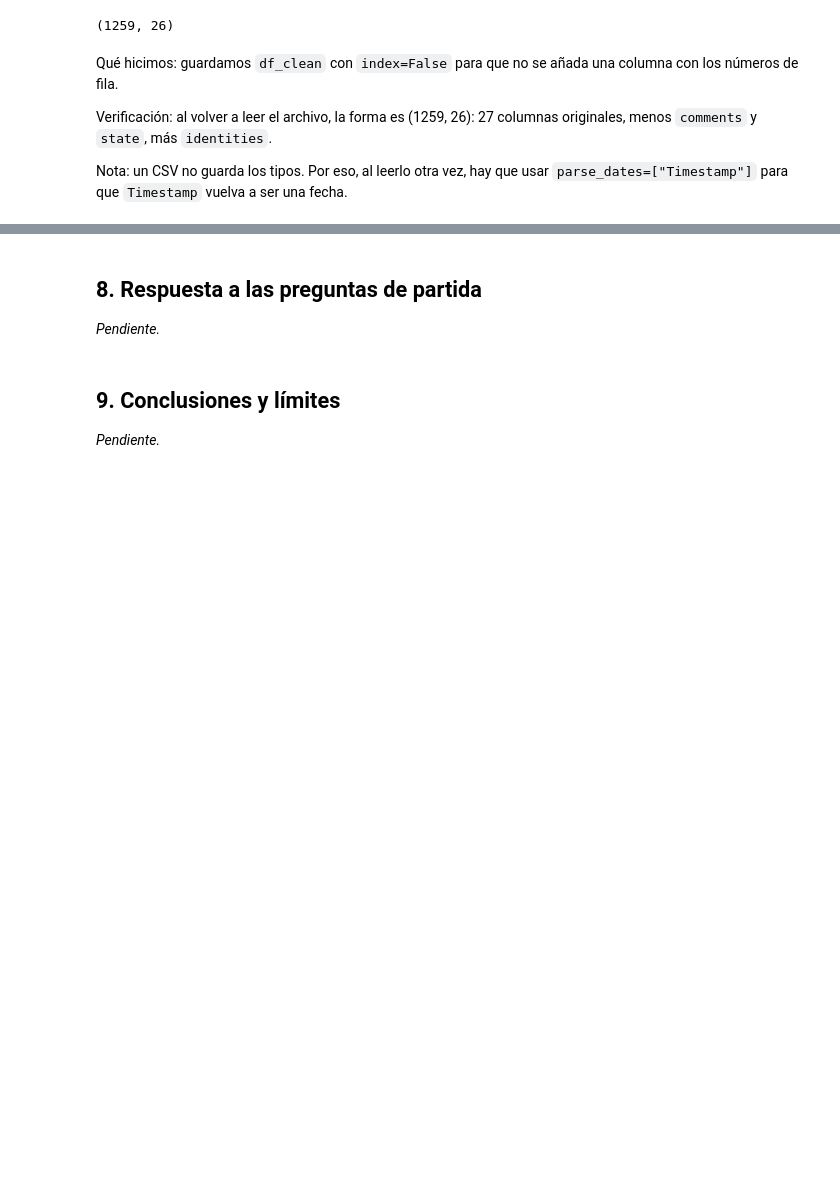
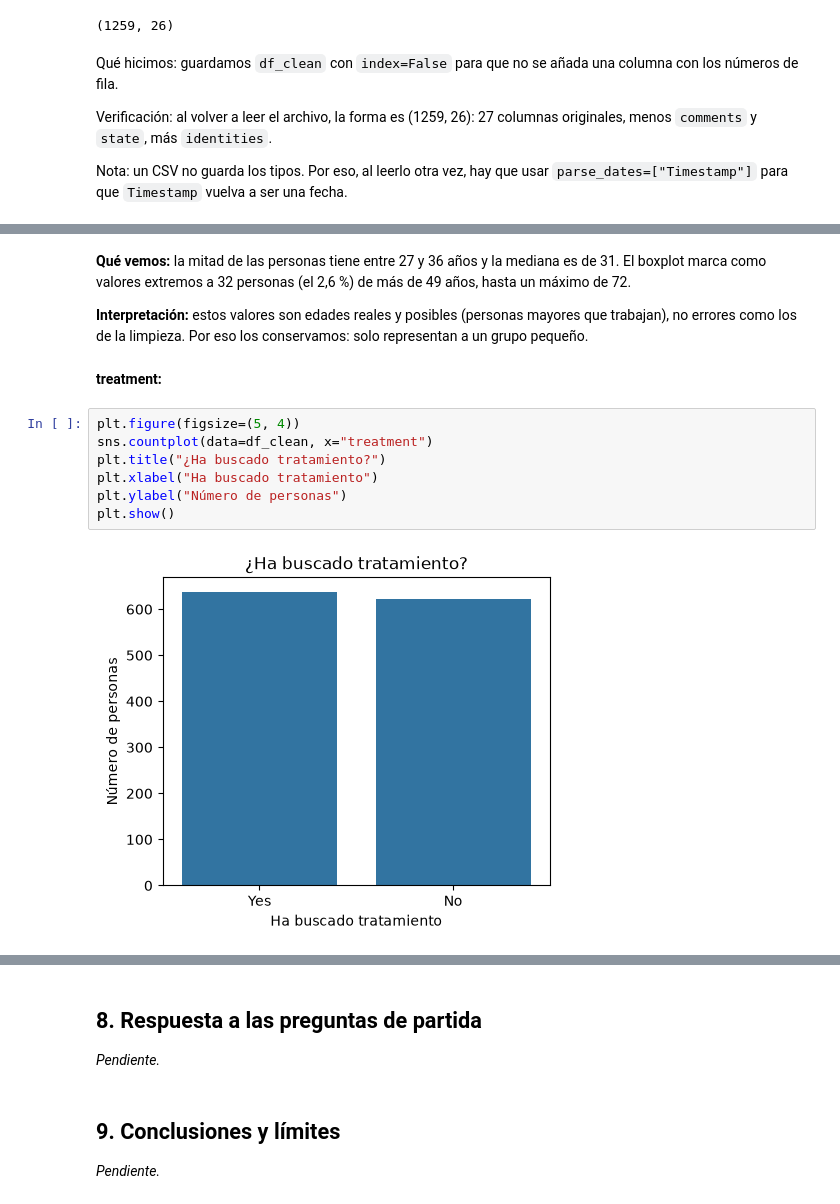
Before and after one commit to IA-P1-BCN/ai_project_EDA-charlotte_doulcet, a Jupyter notebook: eda.ipynb, the cells around one changed output, grey strips where cells are left out. Drawn from its saved outputs; the diff is of its cells as text; blank space fills up the shorter version.

```diff
--- a/eda.ipynb
+++ b/eda.ipynb
@@ -582,0 +614,15 @@ _Pendiente._
+# %% [markdown]
+**Qué vemos:** la mitad de las personas tiene entre 27 y 36 años y la mediana es de 31. El boxplot marca como valores extremos a 32 personas (el 2,6 %) de más de 49 años, hasta un máximo de 72.
+
+**Interpretación:** estos valores son edades reales y posibles (personas mayores que trabajan), no errores como los de la limpieza. Por eso los conservamos: solo representan a un grupo pequeño.
+# %% [markdown]
+**treatment:**
+# %%
+plt.figure(figsize=(5, 4))
+sns.countplot(data=df_clean, x="treatment")
+plt.title("¿Ha buscado tratamiento?")
+plt.xlabel("Ha buscado tratamiento")
+plt.ylabel("Número de personas")
+plt.show()
+# %% [output]
+[figure, added]
```
Also changed, not shown: parts of 35 cells of this notebook, 1 other file.
